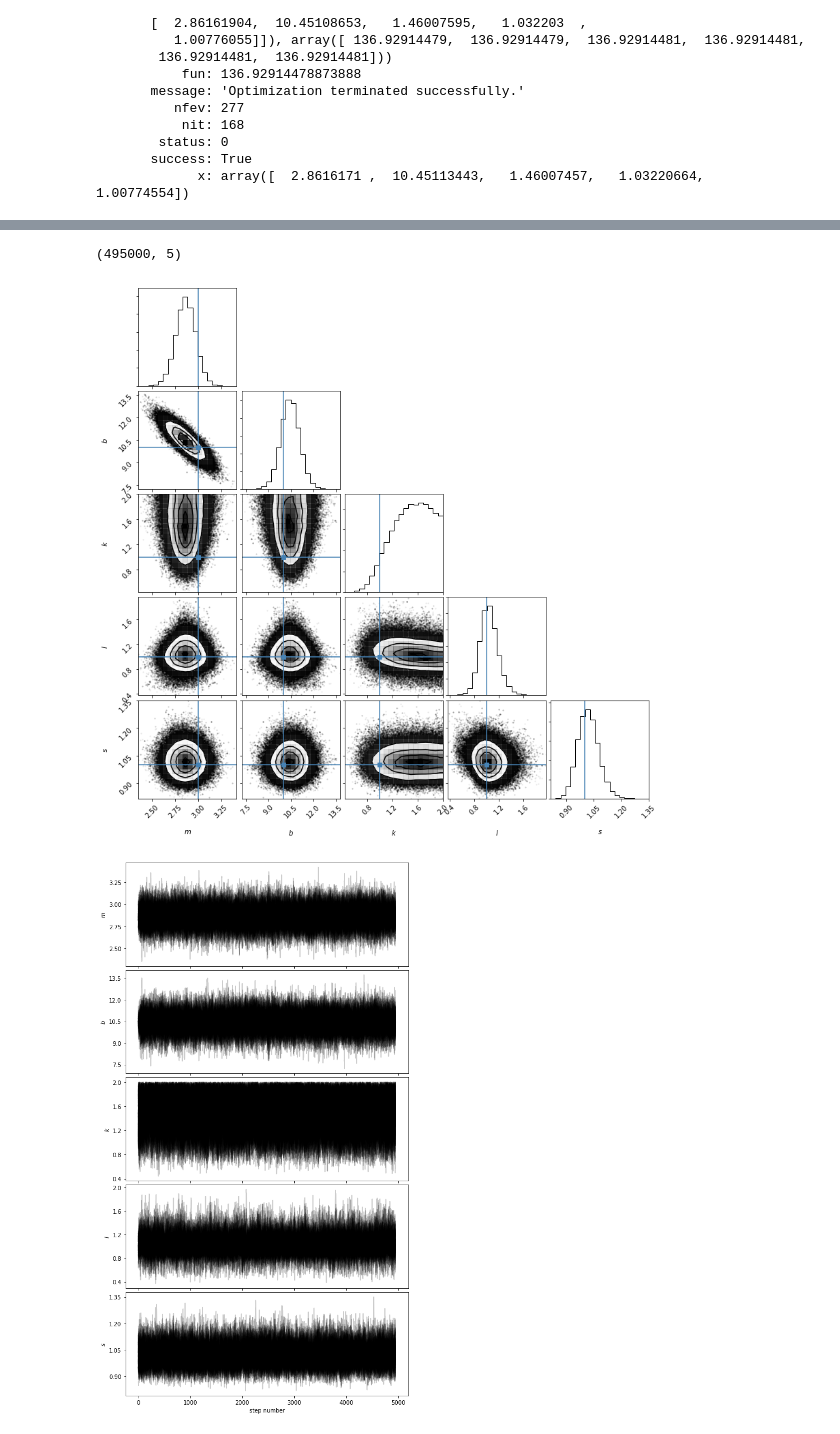
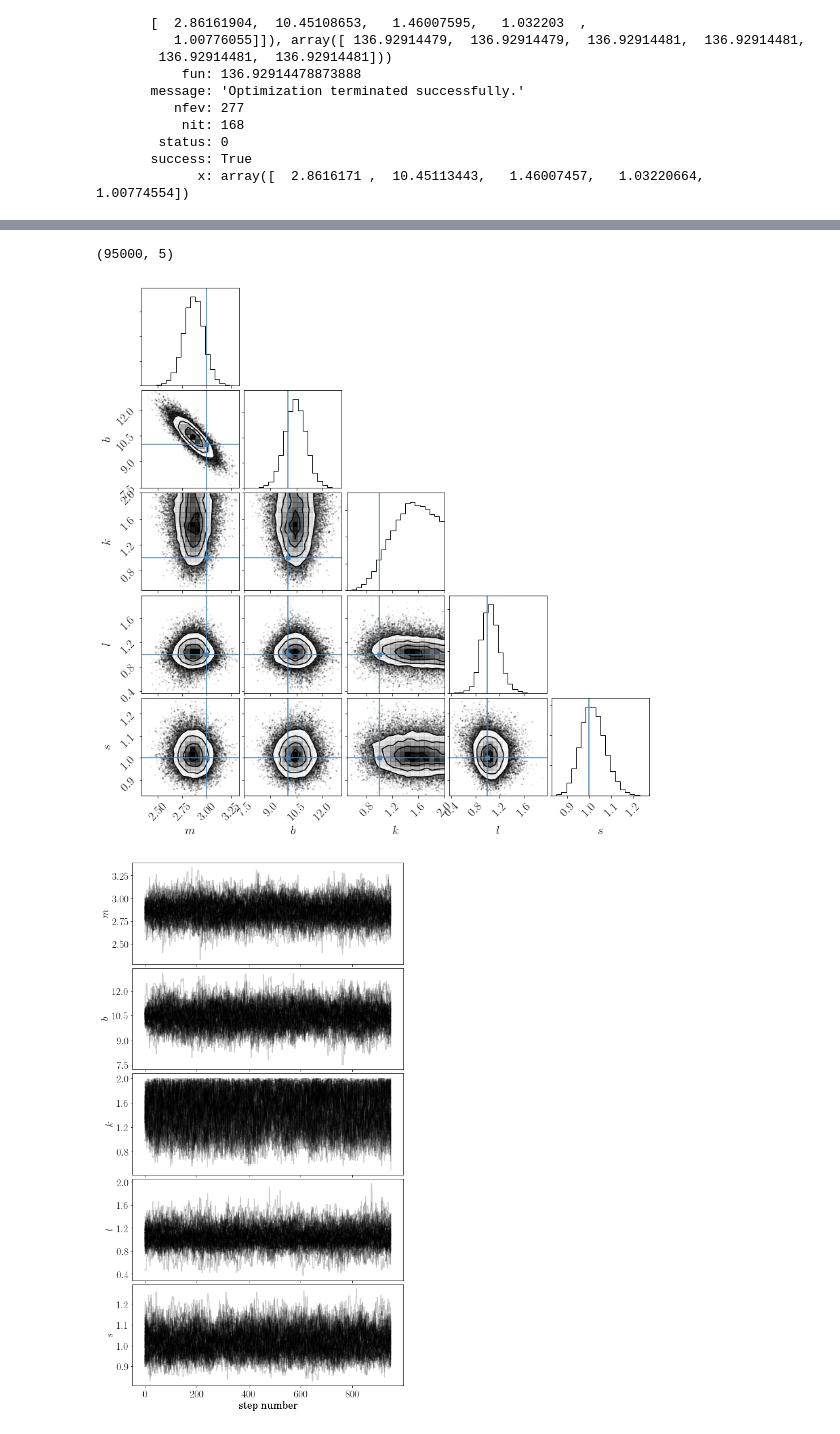
Before and after one commit to KeplerGO/oktopus, a Jupyter notebook: docs/source/notebooks/mvgaussian.ipynb, the cells around one changed output, grey strips where cells are left out. Saved outputs shown, nothing was run; the diff lists cells and outputs as text; code cells hidden in the pictures.

```diff
--- a/docs/source/notebooks/mvgaussian.ipynb
+++ b/docs/source/notebooks/mvgaussian.ipynb
@@ -74,5 +88,5 @@ import emcee
 ndim, nwalkers = 5, 100
 p0 = [map_est.x + 1e-4*np.random.randn(ndim) for i in range(nwalkers)]
 # %%
-sampler = emcee.EnsembleSampler(nwalkers, ndim, lambda params: - posterior.evaluate(params))
-sampler.run_mcmc(p0, 5000)
+sampler = emcee.EnsembleSampler(nwalkers, ndim, lambda params: - posterior(params))
+_ = sampler.run_mcmc(p0, 1000)
@@ -98,24 +94,24 @@ sampler.run_mcmc(p0, 5000)
 samples = sampler.chain[:, 50:, :].reshape((-1, ndim))
 samples.shape
 # %% [output]
-(495000, 5)
+(95000, 5)
 # %%
 import corner
 fig = corner.corner(samples, labels=["$m$", "$b$", "$k$", "$l$", "$s$"],
                     truths=[3, 10, 1, 1, 1])
 # %% [output]
-[figure, old version]
+[figure, new version]
 # %%
 from matplotlib.ticker import MaxNLocator
 label = ["$m$", "$b$", "$k$", "$l$", "$s$"]
 
-fig, axes = plt.subplots(5, 1, sharex=True, figsize=(8, 14))
+fig, axes = pl.subplots(5, 1, sharex=True, figsize=(8, 14))
 for i in range(0, 5, 1):
     axes[i].plot(sampler.chain[:, 50:, i].T, color="k", alpha=0.2)
     axes[i].yaxis.set_major_locator(MaxNLocator(5))
     axes[i].set_ylabel(label[i])
 
 axes[4].set_xlabel("step number")
 fig.tight_layout(h_pad=0.0)
 # %% [output]
-[figure, old version]
+[figure, new version]
```
Also changed, not shown: parts of 9 cells of this notebook.
